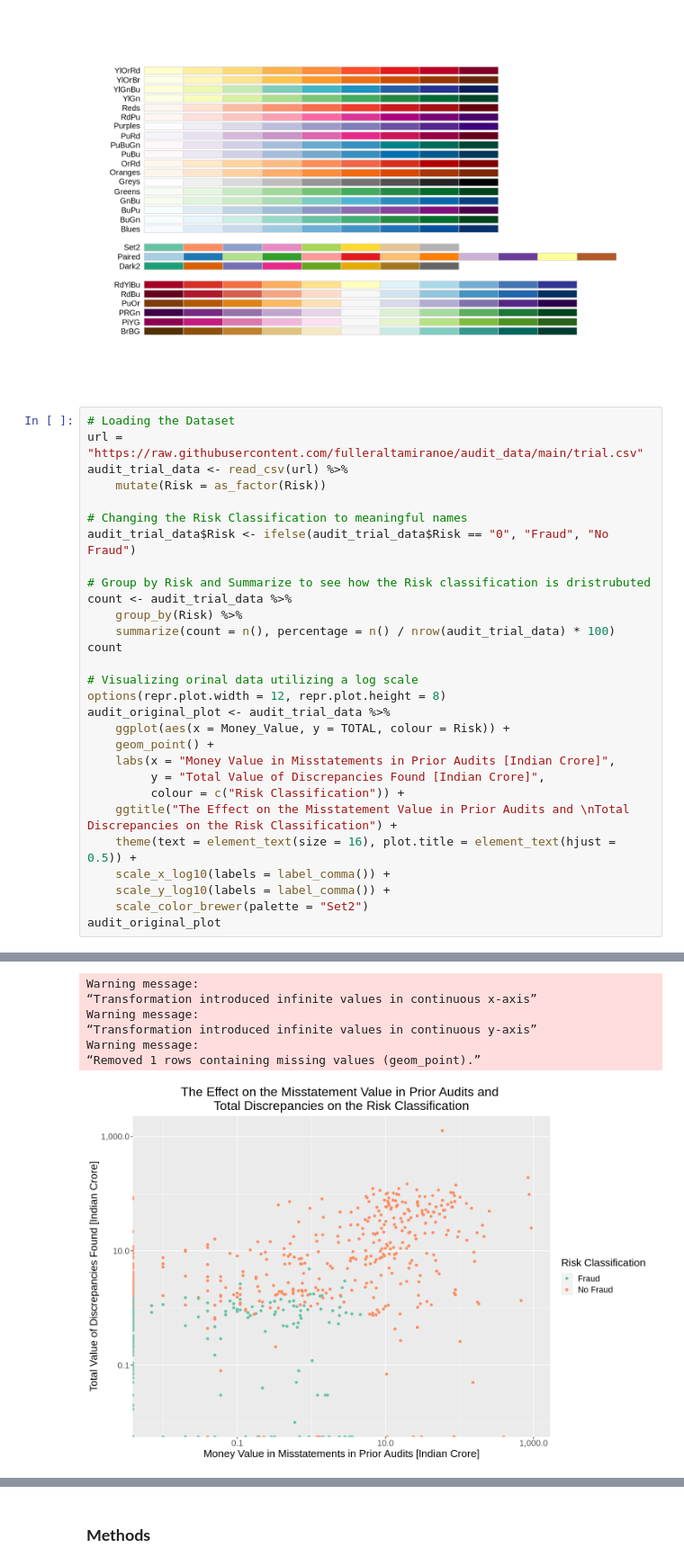
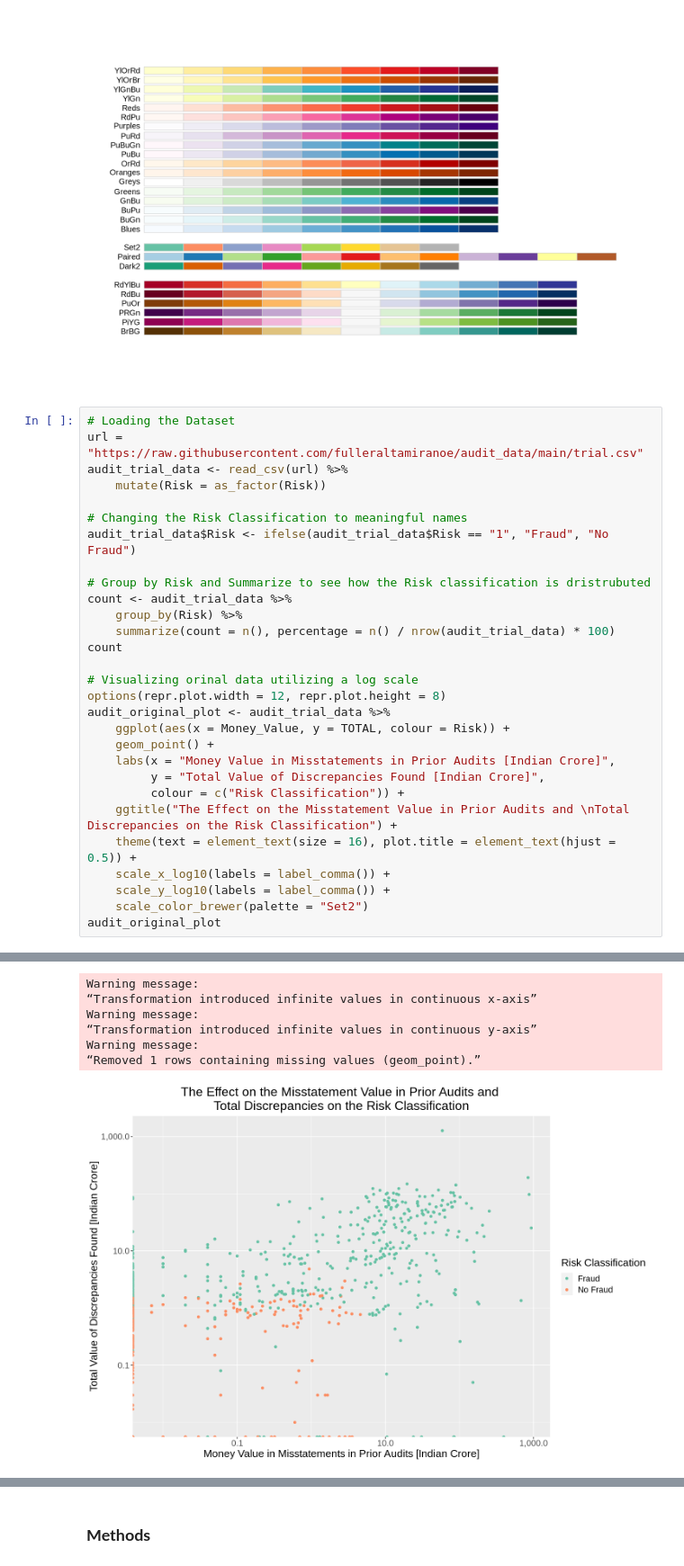
Before and after one commit to fulleraltamiranoe/audit_data, a Jupyter notebook: Final Project Proposal.ipynb, the cells around one changed output, grey strips where cells are left out. Shown: that part at 90% size. Cells and saved outputs as stored; diff of their text form.

```diff
--- a/Final Project Proposal.ipynb
+++ b/Final Project Proposal.ipynb
@@ -26,7 +26,7 @@ audit_trial_data <- read_csv(url) %>%
     mutate(Risk = as_factor(Risk))
 
 # Changing the Risk Classification to meaningful names
-audit_trial_data$Risk <- ifelse(audit_trial_data$Risk == "0", "Fraud", "No Fraud")
+audit_trial_data$Risk <- ifelse(audit_trial_data$Risk == "1", "Fraud", "No Fraud")
 
 # Group by Risk and Summarize to see how the Risk classification is dristrubuted
 count <- audit_trial_data %>%
@@ -74,10 +74,10 @@ A tibble: 2 × 3
 Warning message:
 “Transformation introduced infinite values in continuous x-axis”
 Warning message:
 “Transformation introduced infinite values in continuous y-axis”
 Warning message:
 “Removed 1 rows containing missing values (geom_point).”
-[figure, old version]
+[figure, new version]
 # %%
 # Set seed to ensure randomness
 set.seed(1001)
```
Also changed, not shown: parts of 3 cells of this notebook.
